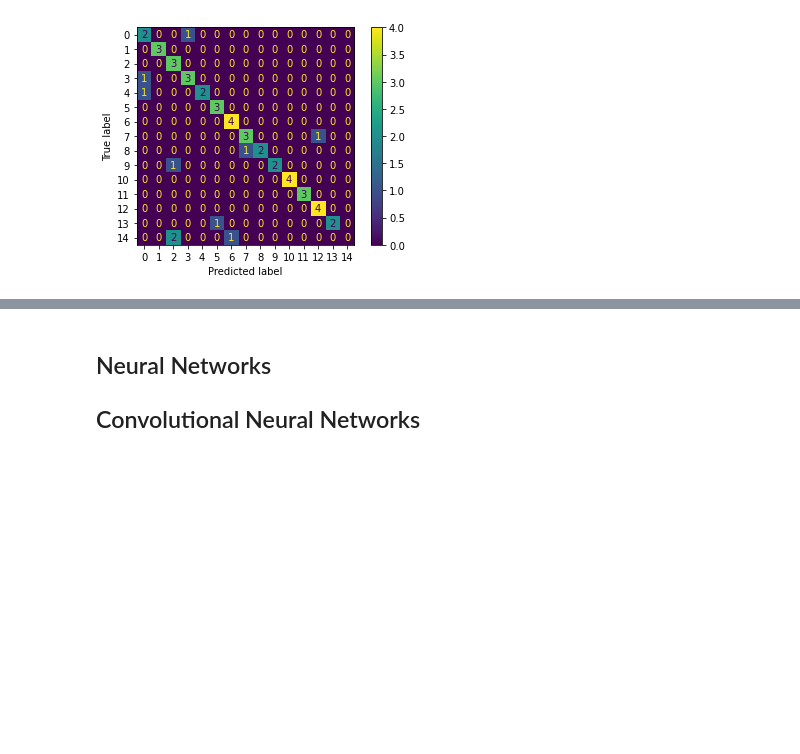
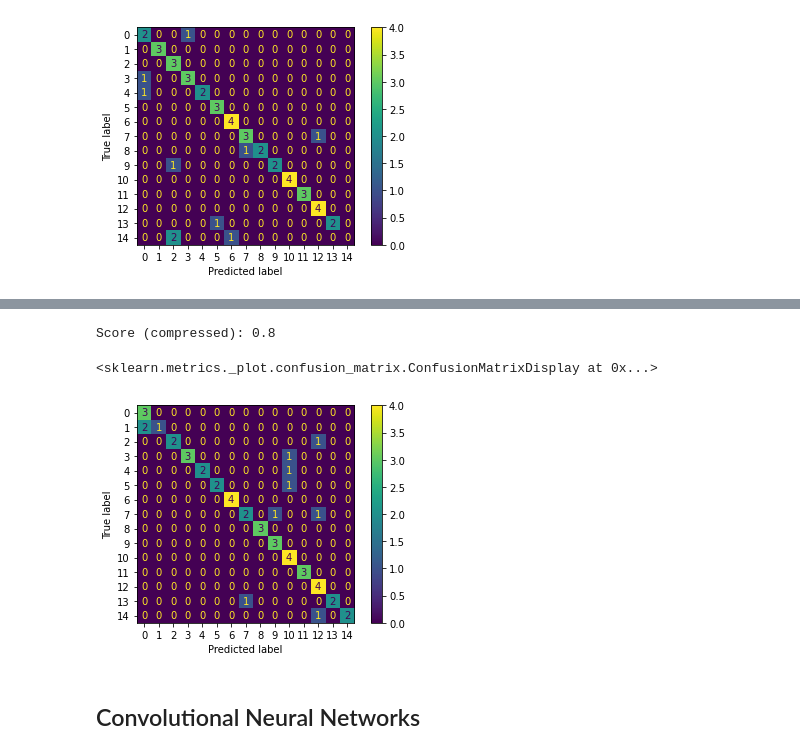
Before and after one commit to jeffcav/face-recog, a Jupyter notebook: yalefaces.ipynb, the cells around one changed output, grey strips where cells are left out. Cells and saved outputs as stored; diff of their text form; code cells hidden in the pictures; blank space fills up the shorter version.

```diff
--- a/yalefaces.ipynb
+++ b/yalefaces.ipynb
@@ -180,4 +206,11 @@ Score (compressed): 0.8
+# %%
+print("Score (compressed):", mlp_classifier_compressed.score(X_test_compressed, y_test_compressed))
+
+mlp_pred_compressed = mlp_classifier_compressed.predict(X_test_compressed)
+ConfusionMatrixDisplay.from_predictions(y_test_compressed, mlp_pred_compressed)
+# %% [output]
+Score (compressed): 0.8
+<sklearn.metrics._plot.confusion_matrix.ConfusionMatrixDisplay at 0x...>
+[figure, added]
 # %% [markdown]
-## Neural Networks
-
 ## Convolutional Neural Networks
```
Also changed, not shown: parts of 7 cells of this notebook.
